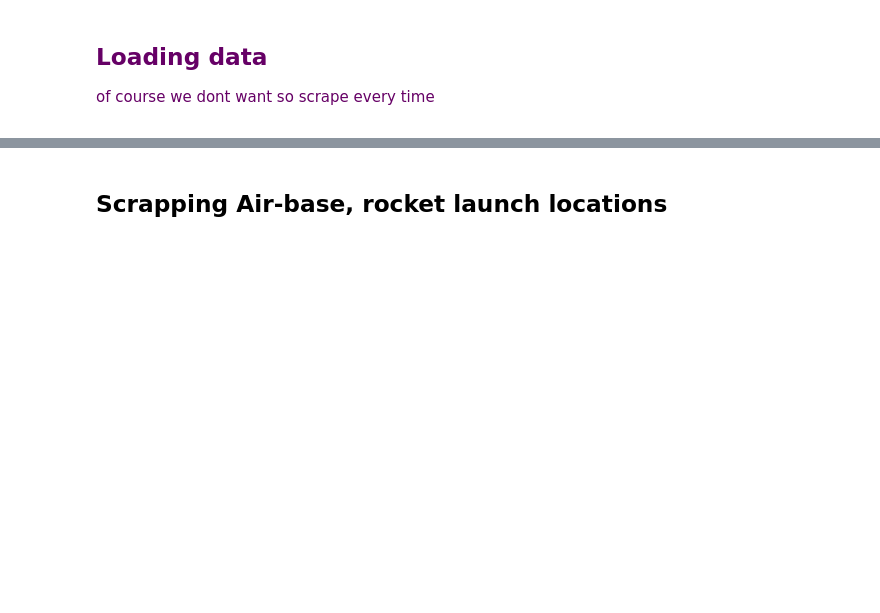
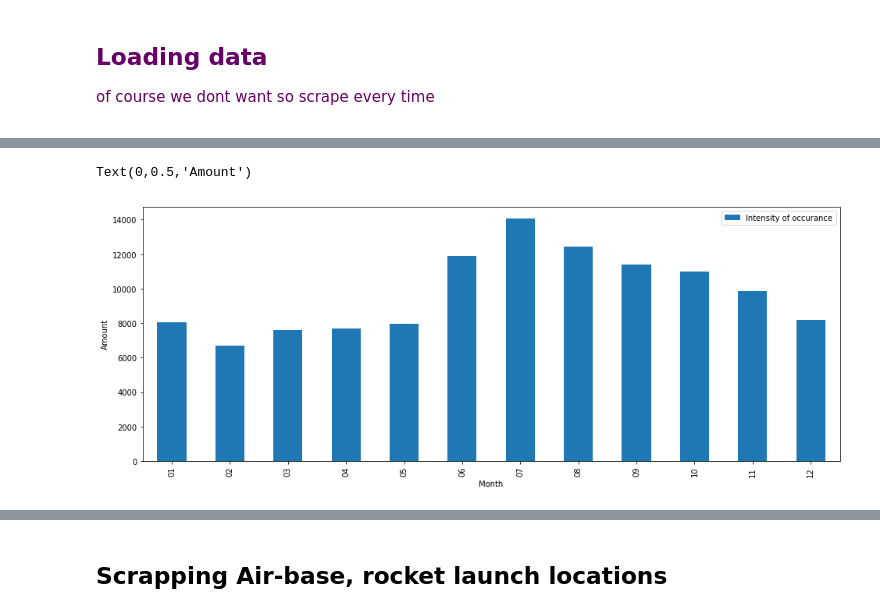
Before and after one commit to kiru/ada_project, a Jupyter notebook: UFO-Jurgis.ipynb, the cells around one changed output, grey strips where cells are left out. Cells and saved outputs as stored; diff of their text form; code cells hidden in the pictures; blank space fills up the shorter version.

```diff
--- a/UFO-Jurgis.ipynb
+++ b/UFO-Jurgis.ipynb
@@ -59,0 +60,16 @@ df_reports.head()
+# %%
+df_peaks = df_reports[['Occurred']].copy()
+df_peaks = df_peaks[(df_peaks.Occurred.dt.year > 1900)]
+index_list = df_peaks[df_peaks.Occurred.isna()].index
+df_peaks = df_peaks.dropna()
+df_peaks['year_month'] = df_peaks.Occurred.map(lambda x: x.strftime('%m'))
+plotting_times = df_peaks.groupby(by='year_month').count()
+# %%
+fig, ax = subplots()
+plotting_times.plot.bar(figsize=(16,6), ax=ax)
+ax.legend(['Intensity of occurance'])
+xlabel("Month")
+ylabel('Amount')
+# %% [output]
+Text(0,0.5,'Amount')
+[figure, added]
```
Also changed, not shown: parts of 22 cells of this notebook.
